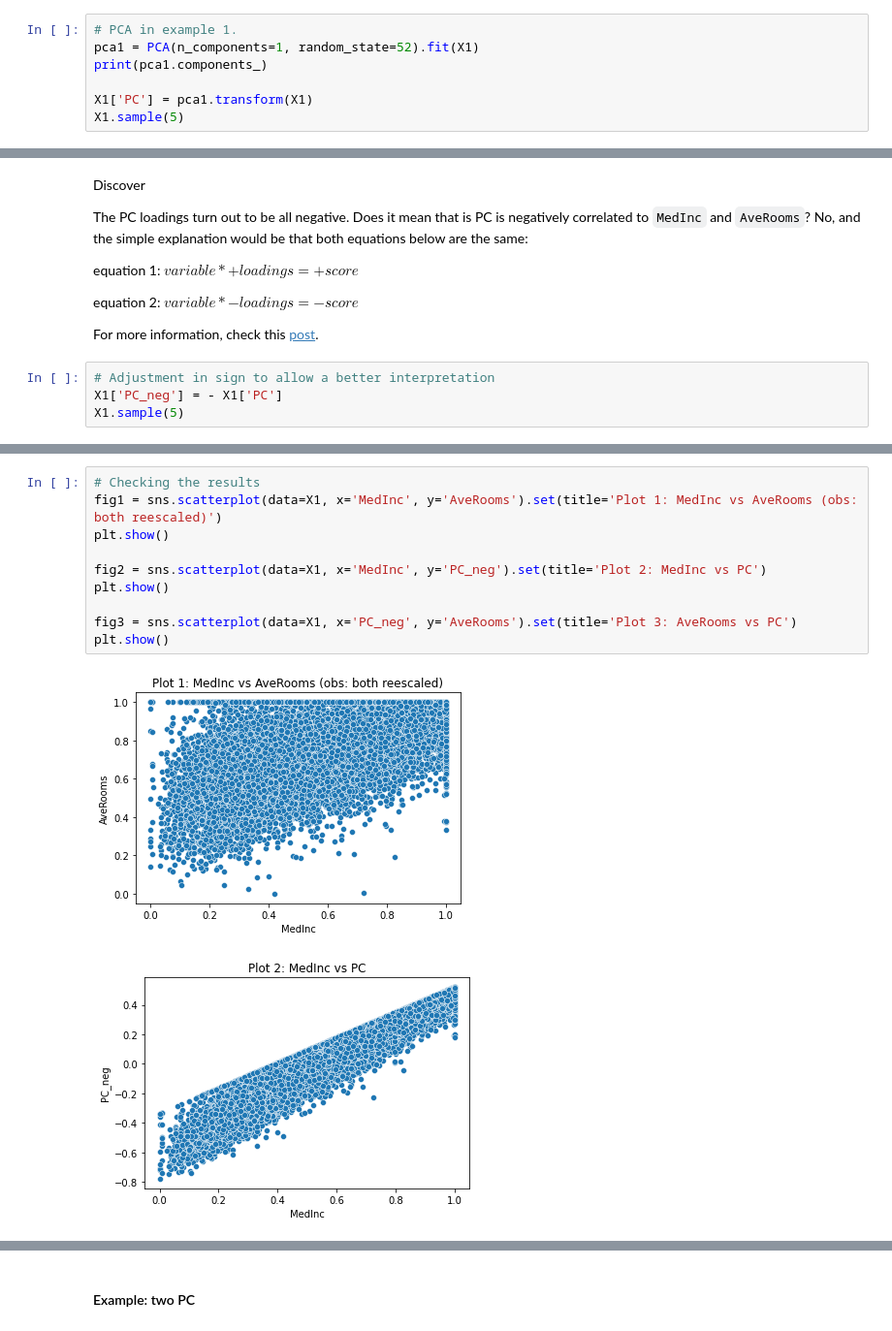
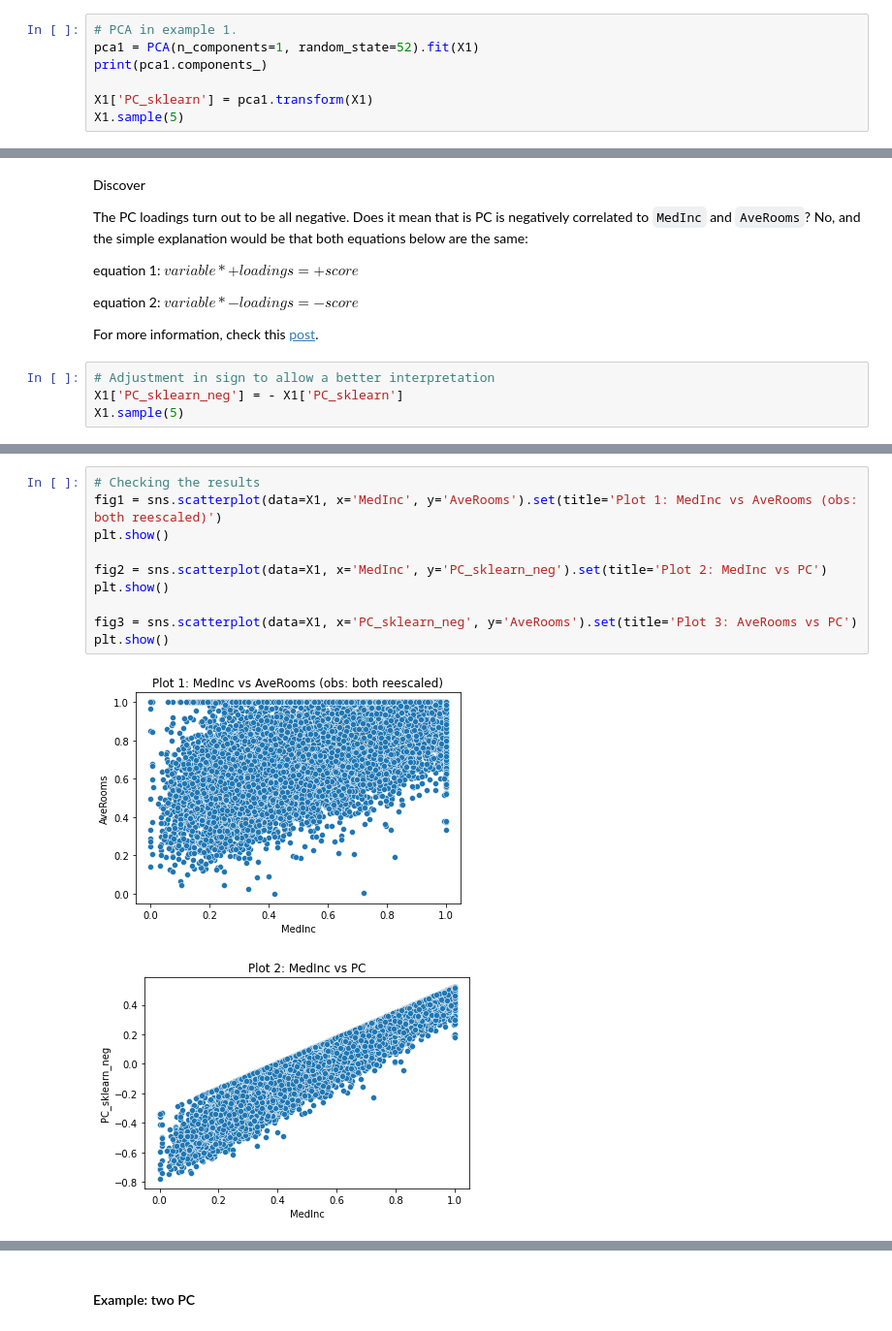
Before and after one commit to rknagao/studies, a Jupyter notebook: dimensionality_reduction/pca/pca.ipynb, the cells around one changed output, grey strips where cells are left out. Shown: that part at 97% size. Saved outputs shown, nothing was run; the diff lists cells and outputs as text.

```diff
--- a/dimensionality_reduction/pca/pca.ipynb
+++ b/dimensionality_reduction/pca/pca.ipynb
@@ -211,7 +199,7 @@ X1.corr()
 pca1 = PCA(n_components=1, random_state=52).fit(X1)
 print(pca1.components_)
 
-X1['PC'] = pca1.transform(X1)
+X1['PC_sklearn'] = pca1.transform(X1)
 X1.sample(5)
 # %% [output]
 [[-0.85730958 -0.51480121]]
@@ -237,7 +226,7 @@ equation 2: $variable * -loadings = -score$
 For more information, check this [post](!https://stats.stackexchange.com/questions/88880/does-the-sign-of-scores-or-of-loadings-in-pca-or-fa-have-a-meaning-may-i-revers).
 # %%
 # Adjustment in sign to allow a better interpretation
-X1['PC_neg'] = - X1['PC']
+X1['PC_sklearn_neg'] = - X1['PC_sklearn']
 X1.sample(5)
 # %% [output]
 A value is trying to be set on a copy of a slice from a DataFrame.
@@ -253,13 +243,13 @@ See the caveats in the documentation: https://pandas.pydata.org/pandas-docs/stab
 # %%
 # Checking the results
 fig1 = sns.scatterplot(data=X1, x='MedInc', y='AveRooms').set(title='Plot 1: MedInc vs AveRooms (obs: both reescaled)')
 plt.show()
 
-fig2 = sns.scatterplot(data=X1, x='MedInc', y='PC_neg').set(title='Plot 2: MedInc vs PC')
+fig2 = sns.scatterplot(data=X1, x='MedInc', y='PC_sklearn_neg').set(title='Plot 2: MedInc vs PC')
 plt.show()
 
-fig3 = sns.scatterplot(data=X1, x='PC_neg', y='AveRooms').set(title='Plot 3: AveRooms vs PC')
+fig3 = sns.scatterplot(data=X1, x='PC_sklearn_neg', y='AveRooms').set(title='Plot 3: AveRooms vs PC')
 plt.show()
 # %% [output]
 [figure]
-[figure, old version]
+[figure, new version]
```
Also changed, not shown: parts of 25 cells of this notebook.
